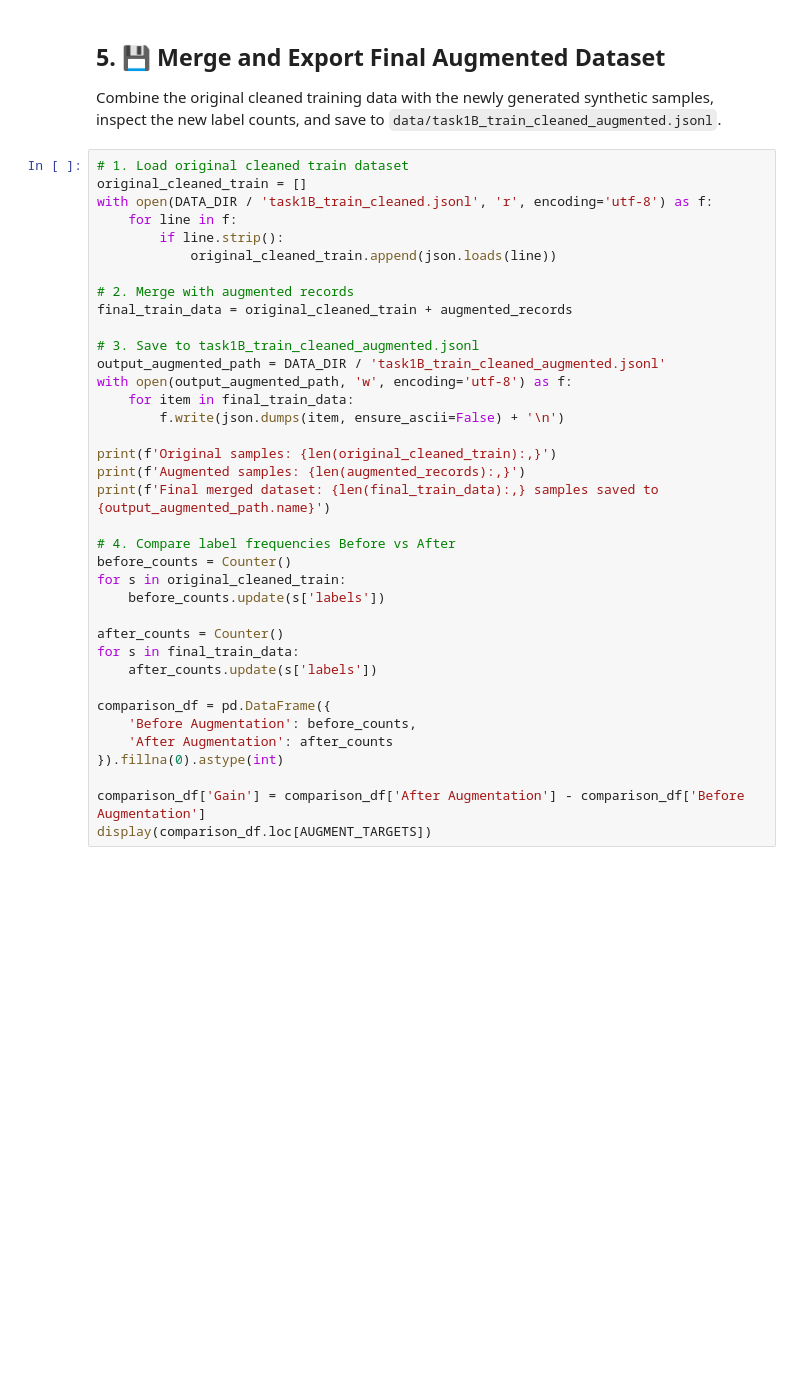
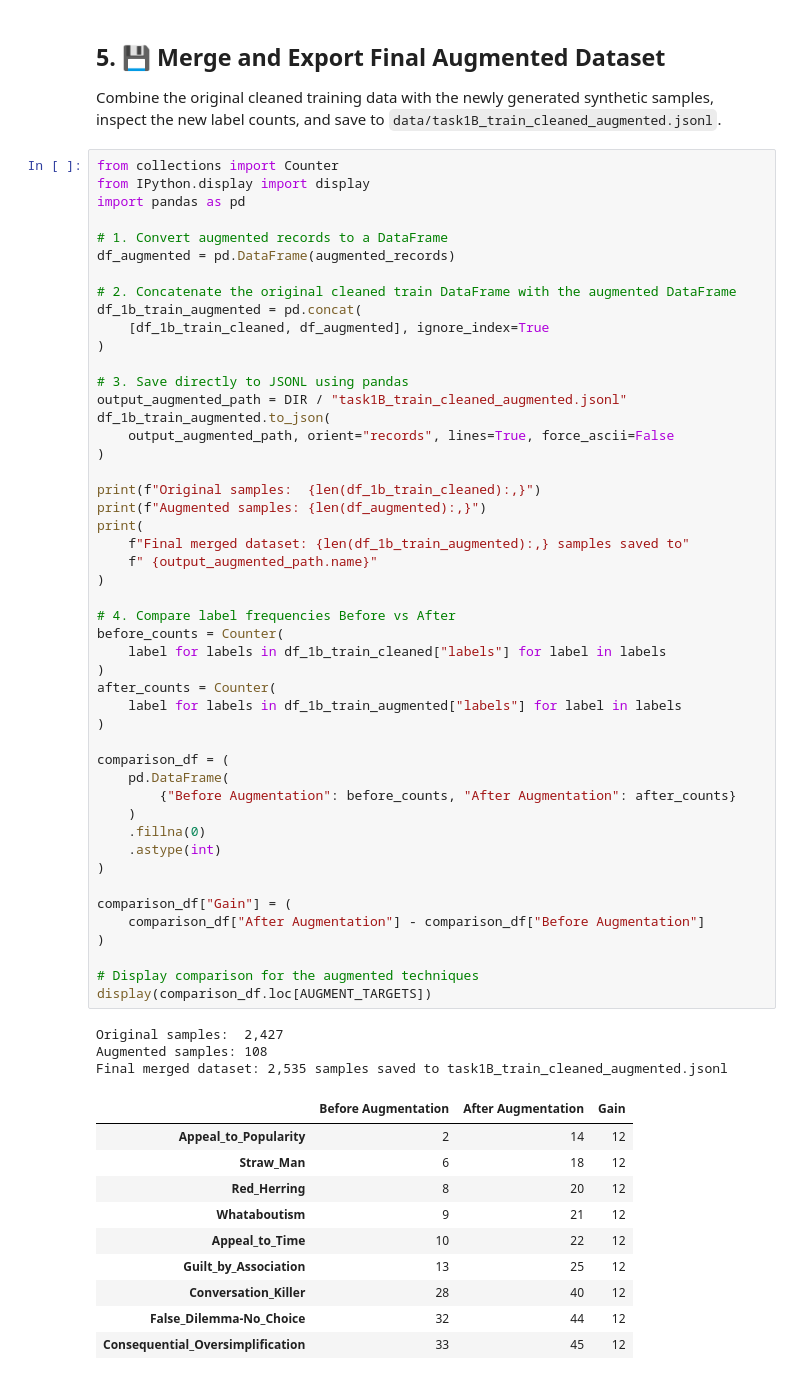
Before and after one commit to ghouf/Decetction-Persuation, a Jupyter notebook: src/decetction_persuation/Notebooks/preprocessing.ipynb, the cells around one changed output. Cells and saved outputs as stored; diff of their text form; blank space fills up the shorter version.

```diff
--- a/src/decetction_persuation/Notebooks/preprocessing.ipynb
+++ b/src/decetction_persuation/Notebooks/preprocessing.ipynb
@@ -321,39 +346,64 @@ print(f'Successfully generated and cleaned {len(augmented_records)} synthetic sa
 ## 5. 💾 Merge and Export Final Augmented Dataset
 Combine the original cleaned training data with the newly generated synthetic samples, inspect the new label counts, and save to `data/task1B_train_cleaned_augmented.jsonl`.
 # %%
-# 1. Load original cleaned train dataset
-original_cleaned_train = []
-with open(DATA_DIR / 'task1B_train_cleaned.jsonl', 'r', encoding='utf-8') as f:
-    for line in f:
-        if line.strip():
-            original_cleaned_train.append(json.loads(line))
+from collections import Counter
+from IPython.display import display
+import pandas as pd
 
-# 2. Merge with augmented records
-final_train_data = original_cleaned_train + augmented_records
+# 1. Convert augmented records to a DataFrame
+df_augmented = pd.DataFrame(augmented_records)
 
-# 3. Save to task1B_train_cleaned_augmented.jsonl
-output_augmented_path = DATA_DIR / 'task1B_train_cleaned_augmented.jsonl'
-with open(output_augmented_path, 'w', encoding='utf-8') as f:
-    for item in final_train_data:
-        f.write(json.dumps(item, ensure_ascii=False) + '\n')
+# 2. Concatenate the original cleaned train DataFrame with the augmented DataFrame
+df_1b_train_augmented = pd.concat(
+    [df_1b_train_cleaned, df_augmented], ignore_index=True
+)
 
-print(f'Original samples: {len(original_cleaned_train):,}')
-print(f'Augmented samples: {len(augmented_records):,}')
-print(f'Final merged dataset: {len(final_train_data):,} samples saved to {output_augmented_path.name}')
+# 3. Save directly to JSONL using pandas
+output_augmented_path = DIR / "task1B_train_cleaned_augmented.jsonl"
+df_1b_train_augmented.to_json(
+    output_augmented_path, orient="records", lines=True, force_ascii=False
+)
+
+print(f"Original samples:  {len(df_1b_train_cleaned):,}")
+print(f"Augmented samples: {len(df_augmented):,}")
+print(
+    f"Final merged dataset: {len(df_1b_train_augmented):,} samples saved to"
+    f" {output_augmented_path.name}"
+)
 
 # 4. Compare label frequencies Before vs After
-before_counts = Counter()
-for s in original_cleaned_train:
-    before_counts.update(s['labels'])
+before_counts = Counter(
+    label for labels in df_1b_train_cleaned["labels"] for label in labels
+)
+after_counts = Counter(
+    label for labels in df_1b_train_augmented["labels"] for label in labels
+)
 
-after_counts = Counter()
-for s in final_train_data:
-    after_counts.update(s['labels'])
+comparison_df = (
+    pd.DataFrame(
+        {"Before Augmentation": before_counts, "After Augmentation": after_counts}
+    )
+    .fillna(0)
+    .astype(int)
+)
 
-comparison_df = pd.DataFrame({
-    'Before Augmentation': before_counts,
-    'After Augmentation': after_counts
-}).fillna(0).astype(int)
+comparison_df["Gain"] = (
+    comparison_df["After Augmentation"] - comparison_df["Before Augmentation"]
+)
 
-comparison_df['Gain'] = comparison_df['After Augmentation'] - comparison_df['Before Augmentation']
+# Display comparison for the augmented techniques
 display(comparison_df.loc[AUGMENT_TARGETS])
+# %% [output]
+Original samples:  2,427
+Augmented samples: 108
+Final merged dataset: 2,535 samples saved to task1B_train_cleaned_augmented.jsonl
+|  | Before Augmentation | After Augmentation | Gain |
+| Appeal_to_Popularity | 2 | 14 | 12 |
+| Straw_Man | 6 | 18 | 12 |
+| Red_Herring | 8 | 20 | 12 |
+| Whataboutism | 9 | 21 | 12 |
+| Appeal_to_Time | 10 | 22 | 12 |
+| Guilt_by_Association | 13 | 25 | 12 |
+| Conversation_Killer | 28 | 40 | 12 |
+| False_Dilemma-No_Choice | 32 | 44 | 12 |
+| Consequential_Oversimplification | 33 | 45 | 12 |
```
Also changed, not shown: parts of 7 cells of this notebook, 5 other files.
